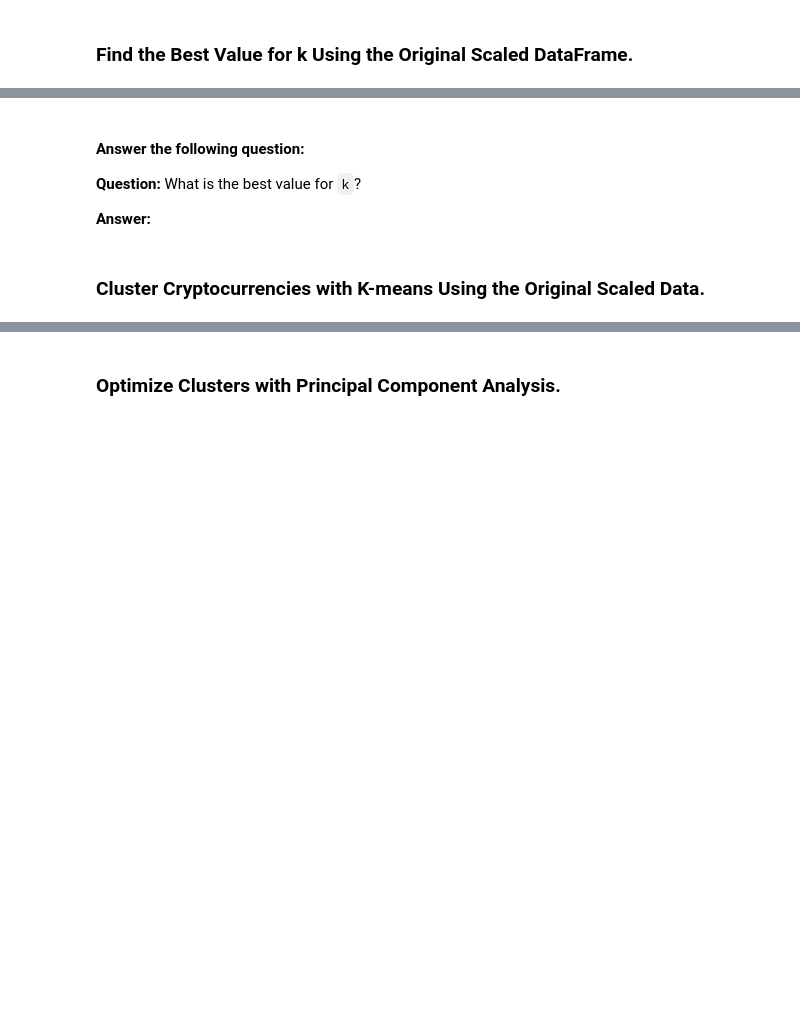
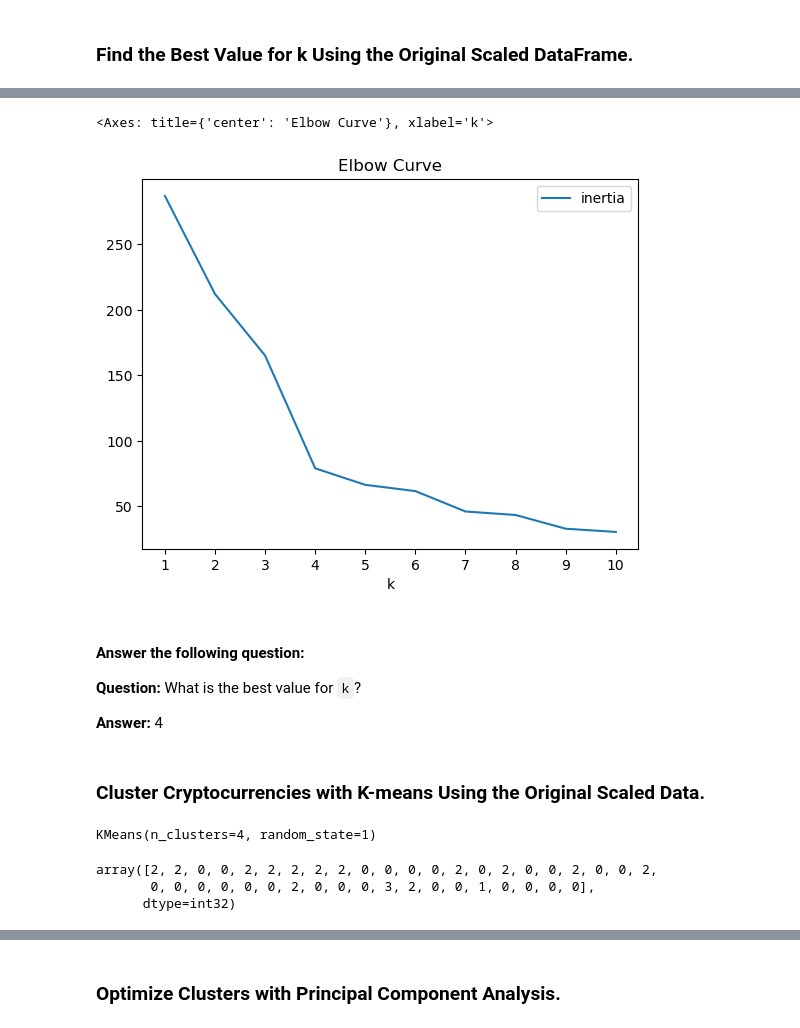
Before and after one commit to dshephali/Module11_CryptoClustering_Kmeans_PCA_Challenge, a Jupyter notebook: Crypto_Clustering.ipynb, the cells around one changed output, grey strips where cells are left out. Drawn from its saved outputs; the diff is of its cells as text; code cells hidden in the pictures; blank space fills up the shorter version.

```diff
--- a/Crypto_Clustering.ipynb
+++ b/Crypto_Clustering.ipynb
@@ -159,11 +163,20 @@ market_data_scaled_df.head()
 # %%
 # Plot a line chart with all the inertia values computed with
 # the different values of k to visually identify the optimal value for k.
+df_elbow.plot.line(
+    x="k",
+    y= "inertia",
+    title="Elbow Curve",
+    xticks=k
+)
+# %% [output]
+<Axes: title={'center': 'Elbow Curve'}, xlabel='k'>
+[figure, added]
 # %% [markdown]
 #### Answer the following question:
 **Question:** What is the best value for `k`?
 
-**Answer:**
+**Answer:**  4
 # %% [markdown]
 ### Cluster Cryptocurrencies with K-means Using the Original Scaled Data.
 # %%
@@ -171,9 +185,17 @@ market_data_scaled_df.head()
 # %%
 # Fit the K-Means model using the scaled data
+model.fit(market_data_scaled_df)
+# %% [output]
+KMeans(n_clusters=4, random_state=1)
 # %%
 # Predict the clusters to group the cryptocurrencies using the scaled data
-
+k_lower = model.predict(market_data_scaled_df)
 
 # View the resulting array of cluster values.
+k_lower
+# %% [output]
+array([2, 2, 0, 0, 2, 2, 2, 2, 2, 0, 0, 0, 0, 2, 0, 2, 0, 0, 2, 0, 0, 2,
+       0, 0, 0, 0, 0, 0, 2, 0, 0, 0, 3, 2, 0, 0, 1, 0, 0, 0, 0],
+      dtype=int32)
 # %%
 # Create a copy of the DataFrame
```
Also changed, not shown: parts of 25 cells of this notebook.
